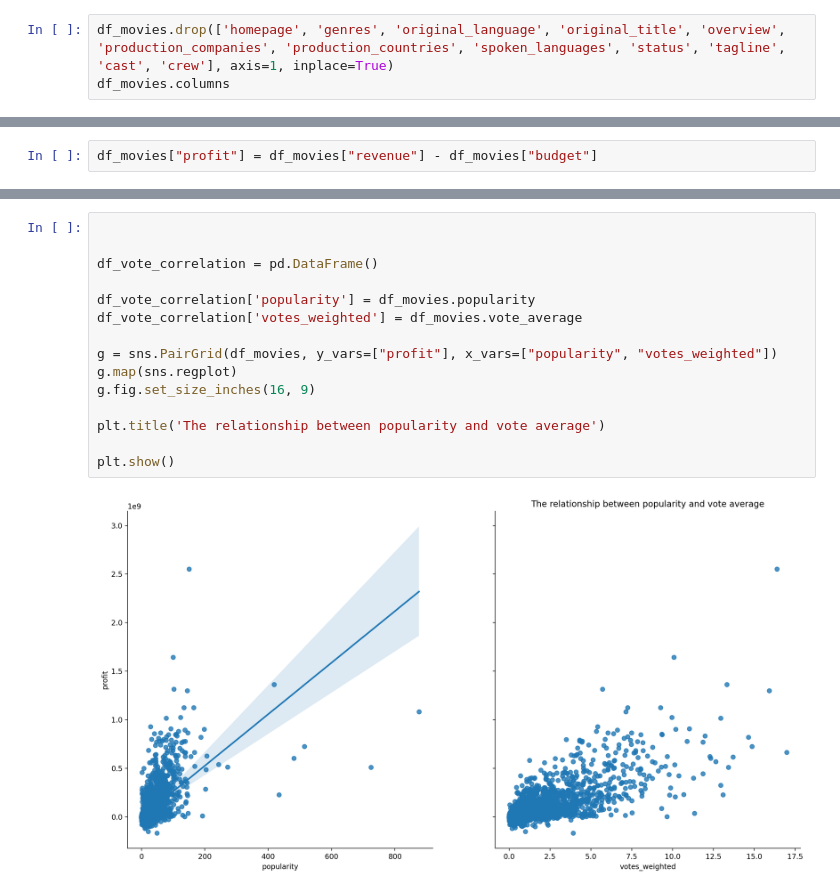
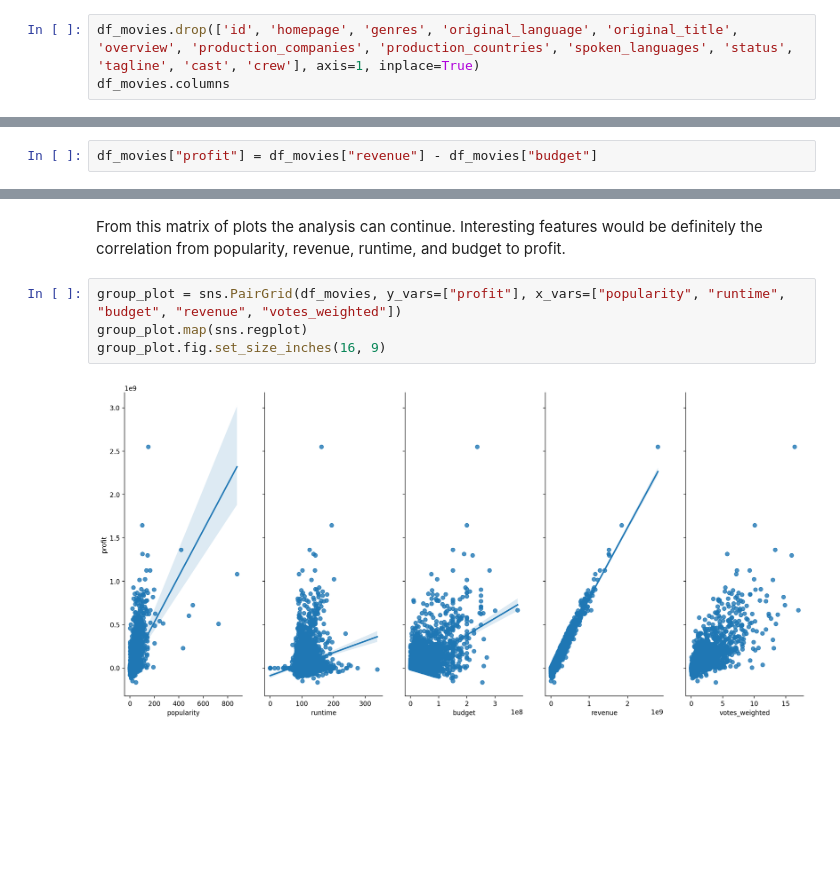
Before and after one commit to josuablejeru/project_1_tmdb, a Jupyter notebook: Investigate_a_Dataset.ipynb, the cells around one changed output, grey strips where cells are left out. Saved outputs shown, nothing was run; the diff lists cells and outputs as text; blank space fills up the shorter version.

```diff
--- a/Investigate_a_Dataset.ipynb
+++ b/Investigate_a_Dataset.ipynb
@@ -105,6 +107,6 @@ sum(df_movies.duplicated(subset=['title']))
 # %% [markdown]
 Cleanup the dataset by droping colums and rows we don't need
 # %%
-df_movies.drop(['homepage', 'genres', 'original_language', 'original_title', 'overview', 'production_companies', 'production_countries', 'spoken_languages', 'status', 'tagline', 'cast', 'crew'], axis=1, inplace=True)
+df_movies.drop(['id', 'homepage', 'genres', 'original_language', 'original_title', 'overview', 'production_companies', 'production_countries', 'spoken_languages', 'status', 'tagline', 'cast', 'crew'], axis=1, inplace=True)
 df_movies.columns
 # %% [output]
@@ -236,17 +251,8 @@ df_movies["profit"] = df_movies["revenue"] - df_movies["budget"]
+# %% [markdown]
+From this matrix of plots the analysis can continue. Interesting features would be definitely the correlation from popularity, revenue, runtime, and budget to profit.
 # %%
-
-
-df_vote_correlation = pd.DataFrame()
-
-df_vote_correlation['popularity'] = df_movies.popularity
-df_vote_correlation['votes_weighted'] = df_movies.vote_average
-
-g = sns.PairGrid(df_movies, y_vars=["profit"], x_vars=["popularity", "votes_weighted"])
-g.map(sns.regplot)
-g.fig.set_size_inches(16, 9)
-
-plt.title('The relationship between popularity and vote average')
-
-plt.show()
+group_plot = sns.PairGrid(df_movies, y_vars=["profit"], x_vars=["popularity", "runtime", "budget", "revenue", "votes_weighted"])
+group_plot.map(sns.regplot)
+group_plot.fig.set_size_inches(16, 9)
 # %% [output]
-[figure, old version]
+[figure, new version]
```
Also changed, not shown: parts of 20 cells of this notebook.
